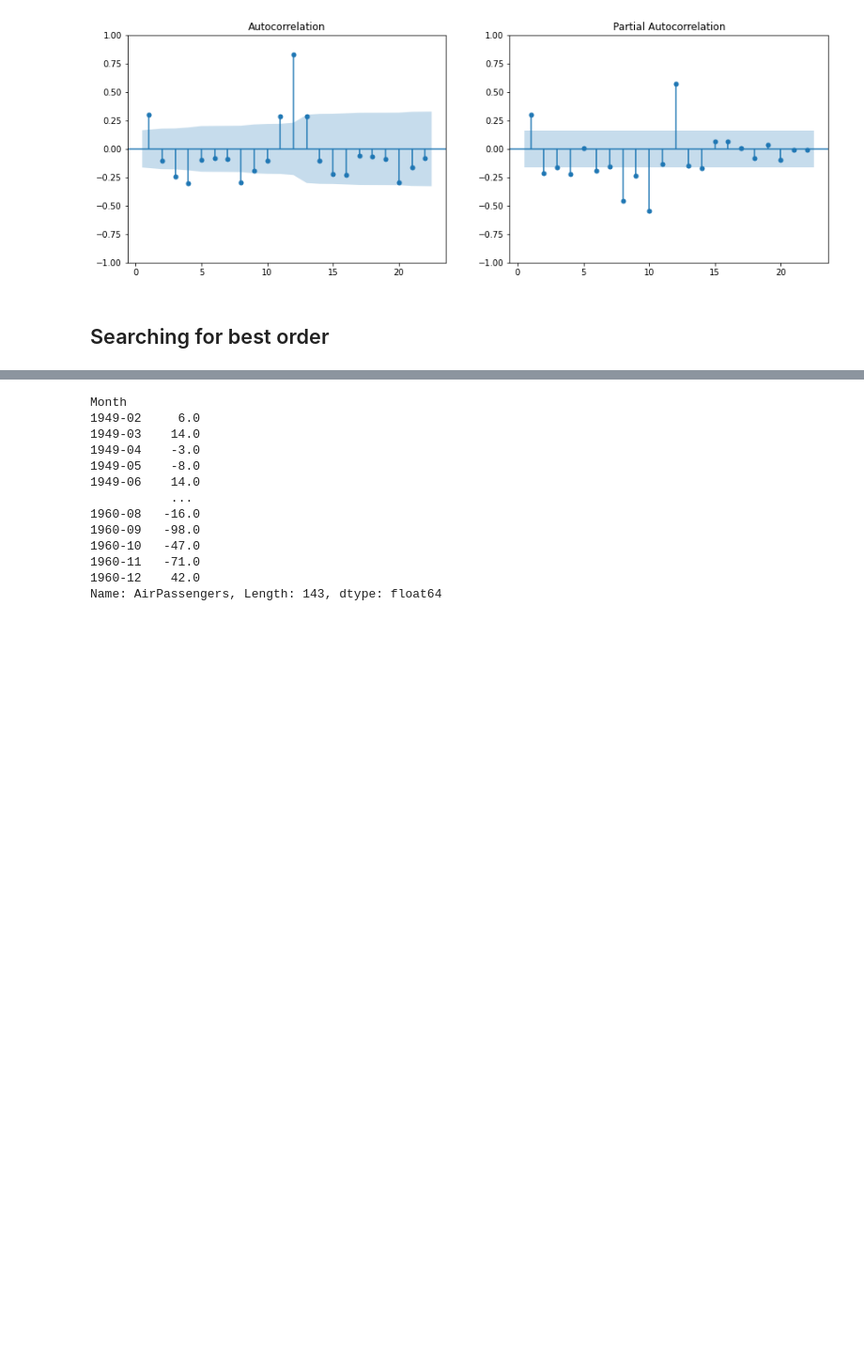
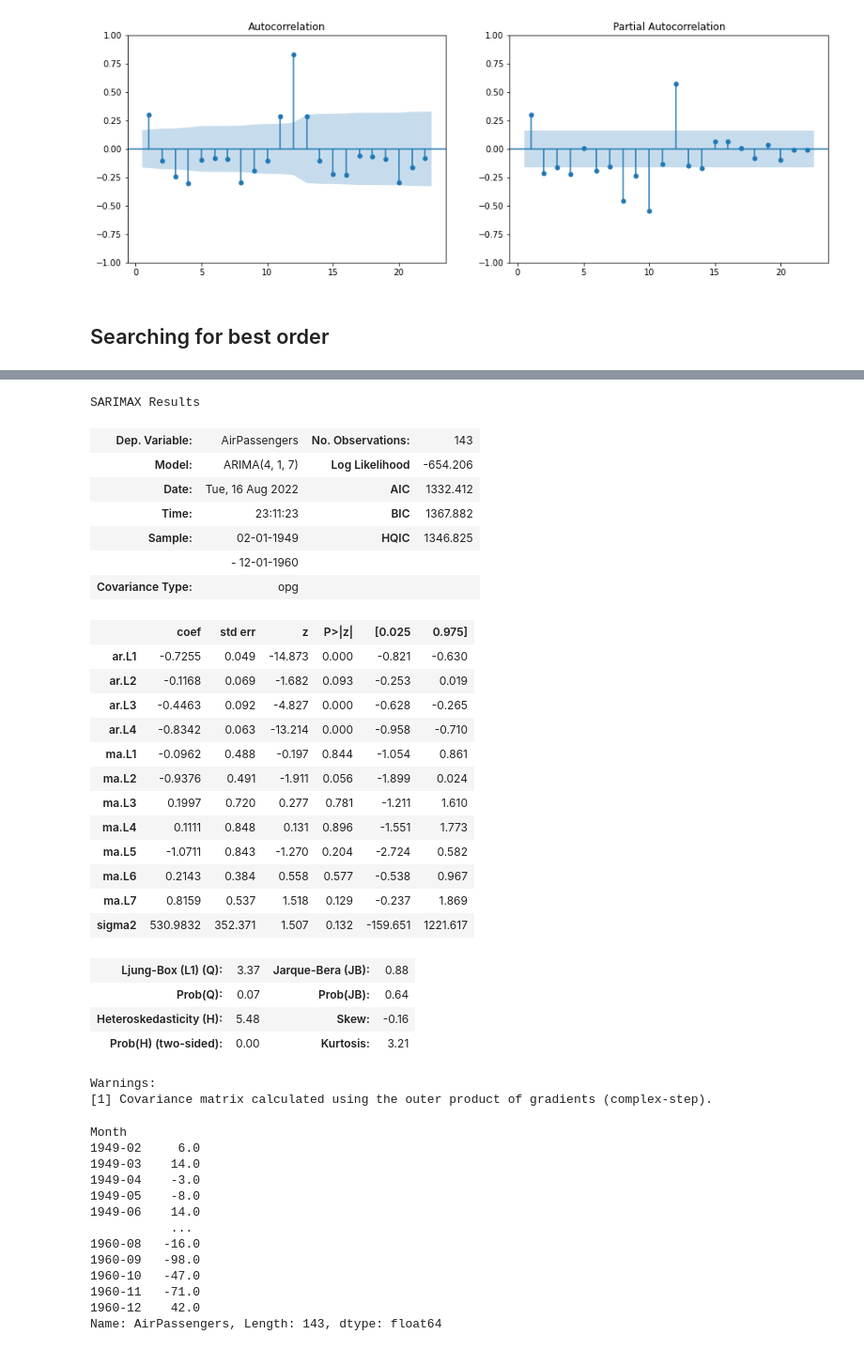
Before and after one commit to PabloJRW/Air-Passengers-Forecasting, a Jupyter notebook: notebooks/1.0 Evaluation.ipynb, the cells around one changed output, grey strips where cells are left out. Shown: that part at 94% size. Drawn from its saved outputs; the diff is of its cells as text; code cells hidden in the pictures; blank space fills up the shorter version.

```diff
--- a/notebooks/1.0 Evaluation.ipynb
+++ b/notebooks/1.0 Evaluation.ipynb
@@ -123,5 +123,35 @@ aic.sort_values(by="aic", ignore_index=True, )[:3]
 # %%
-model = ARIMA(air_diff1, order=(1,1,1))
+model = ARIMA(air_diff1, order=(4,1,7))
+res = model.fit()
+res.summary()
+# %% [output]
+SARIMAX Results
+| Dep. Variable: | AirPassengers | No. Observations: | 143 |
+| Model: | ARIMA(4, 1, 7) | Log Likelihood | -654.206 |
+| Date: | Tue, 16 Aug 2022 | AIC | 1332.412 |
+| Time: | 23:11:23 | BIC | 1367.882 |
+| Sample: | 02-01-1949 | HQIC | 1346.825 |
+|  | - 12-01-1960 |  |  |
+| Covariance Type: | opg |  |  |
+|  | coef | std err | z | P>|z| | [0.025 | 0.975] |
+| ar.L1 | -0.7255 | 0.049 | -14.873 | 0.000 | -0.821 | -0.630 |
+| ar.L2 | -0.1168 | 0.069 | -1.682 | 0.093 | -0.253 | 0.019 |
+| ar.L3 | -0.4463 | 0.092 | -4.827 | 0.000 | -0.628 | -0.265 |
+| ar.L4 | -0.8342 | 0.063 | -13.214 | 0.000 | -0.958 | -0.710 |
+| ma.L1 | -0.0962 | 0.488 | -0.197 | 0.844 | -1.054 | 0.861 |
+| ma.L2 | -0.9376 | 0.491 | -1.911 | 0.056 | -1.899 | 0.024 |
+| ma.L3 | 0.1997 | 0.720 | 0.277 | 0.781 | -1.211 | 1.610 |
+| ma.L4 | 0.1111 | 0.848 | 0.131 | 0.896 | -1.551 | 1.773 |
+| ma.L5 | -1.0711 | 0.843 | -1.270 | 0.204 | -2.724 | 0.582 |
+| ma.L6 | 0.2143 | 0.384 | 0.558 | 0.577 | -0.538 | 0.967 |
+| ma.L7 | 0.8159 | 0.537 | 1.518 | 0.129 | -0.237 | 1.869 |
+| sigma2 | 530.9832 | 352.371 | 1.507 | 0.132 | -159.651 | 1221.617 |
+| Ljung-Box (L1) (Q): | 3.37 | Jarque-Bera (JB): | 0.88 |
+| Prob(Q): | 0.07 | Prob(JB): | 0.64 |
+| Heteroskedasticity (H): | 5.48 | Skew: | -0.16 |
+| Prob(H) (two-sided): | 0.00 | Kurtosis: | 3.21 |
+Warnings:
+[1] Covariance matrix calculated using the outer product of gradients (complex-step).
 # %%
 air_diff1
 # %% [output]
```
Also changed, not shown: parts of 2 cells of this notebook.
